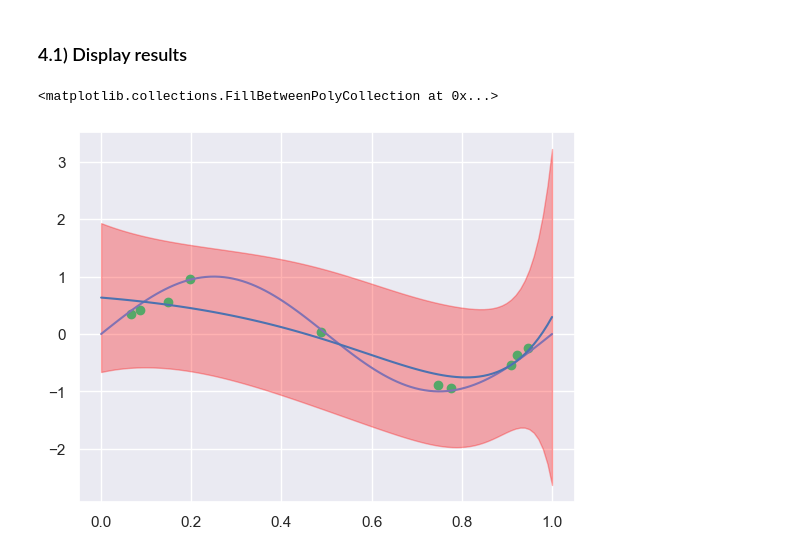
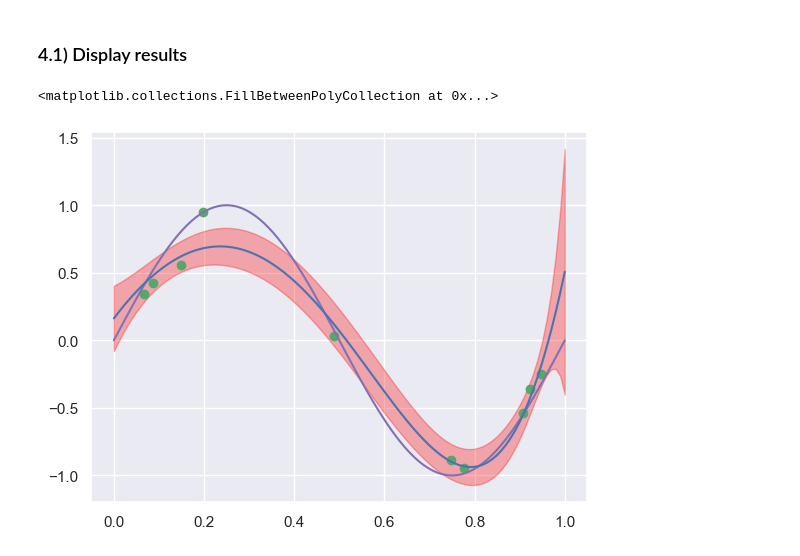
Before and after one commit to FVardi/PhD-Courses, a Jupyter notebook: Statistical Learning and Machine Learning/Exercises/02-polynomial-curve-fitting-and-decision-theory/exercise-2.ipynb, the cells around one changed output. Drawn from its saved outputs; the diff is of its cells as text; code cells hidden in the pictures.

```diff
--- a/Statistical Learning and Machine Learning/Exercises/02-polynomial-curve-fitting-and-decision-theory/exercise-2.ipynb
+++ b/Statistical Learning and Machine Learning/Exercises/02-polynomial-curve-fitting-and-decision-theory/exercise-2.ipynb
@@ -415,17 +415,17 @@ def variance(alpha, beta, x_star, x, t, M):
 # %% [markdown]
 ### 4.1) Display results
 # %%
-alpha = 0.05
-beta = 1.1
+alpha = 0.005
+beta = 11.1
 M = 9
 
 means = np.array(list(map(lambda x: mean(alpha, beta, x, x_train, y_train, M), x_test)))
 variances = np.array(list(map(lambda x: variance(alpha, beta, x, x_train, y_train, M), x_test)))
 
 plt.plot(x_train, y_train, 'og')
 plt.plot(x_test, y_test, '-m')
 plt.plot(x_test, means, '-b')
 plt.fill_between(x_test, means + variances, means - variances, color='red', alpha=0.3)
 # %% [output]
 <matplotlib.collections.FillBetweenPolyCollection at 0x...>
-[figure, old version]
+[figure, new version]
```
Also changed, not shown: parts of 3 cells of this notebook, 13 other files.
